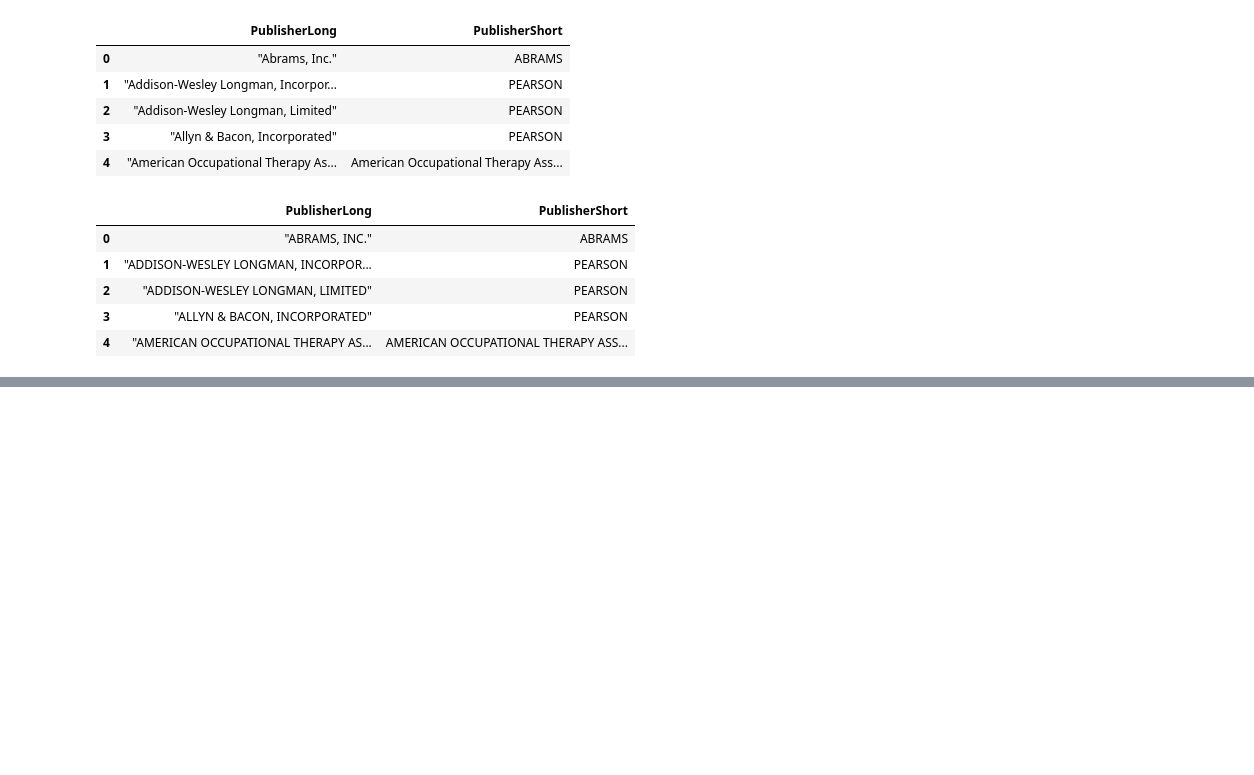
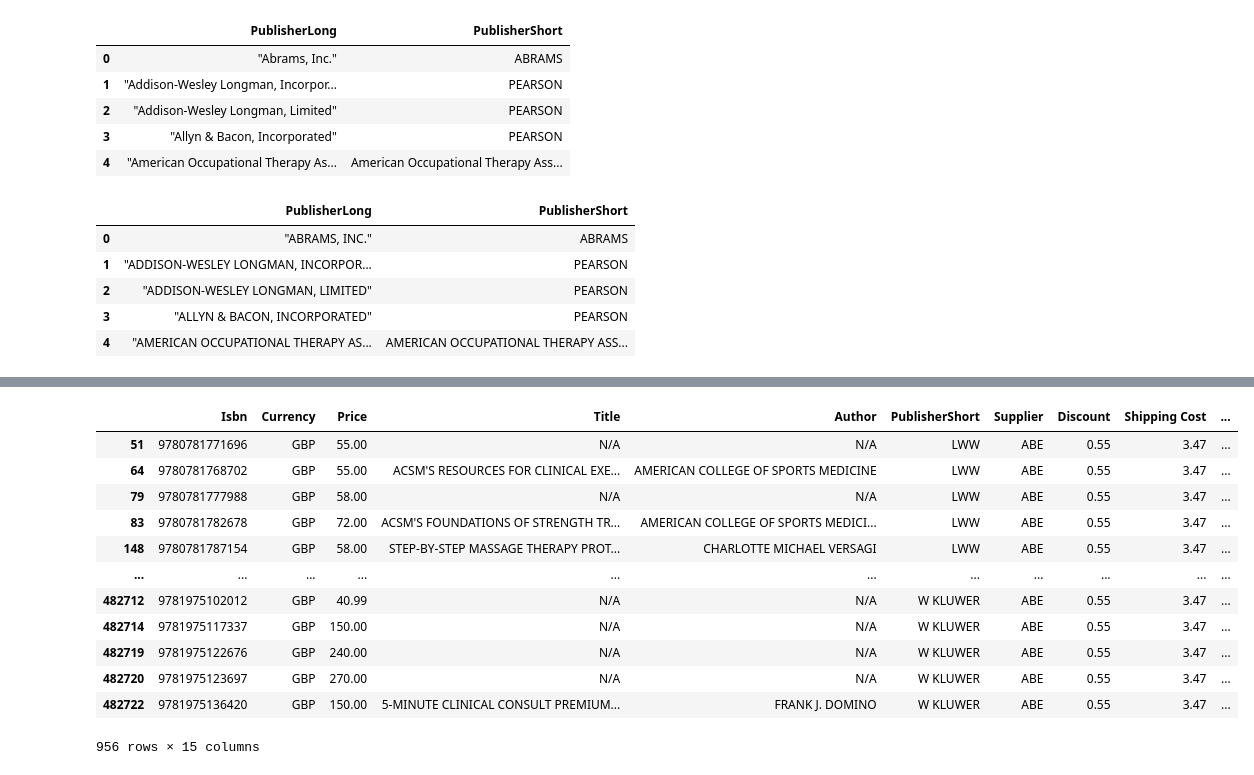
Before and after one commit to JoseRMatos/best_supplier, a Jupyter notebook: cost_analysis_ex.ipynb, the cells around one changed output, grey strips where cells are left out. Saved outputs shown, nothing was run; the diff lists cells and outputs as text; code cells hidden in the pictures; blank space fills up the shorter version.

Commit message:
first results for excel suppliers

```diff
--- a/cost_analysis_ex.ipynb
+++ b/cost_analysis_ex.ipynb
@@ -248,3 +247,3 @@ sup_list3.head()
 # %%
 # 5. Check Suppliers special discounts
-sp_disc = pd.read_excel("\\fsbx\data\Vendors\. Short Discounted\all_short_discount_list.xlsx", )
+sp_disc = pd.read_excel("../../../../Vendors/. Short Discounted/all_short_discount_list.xlsx")
@@ -252,0 +266,3 @@ FileNotFoundError: [Errno 2] No such file or directory: '\\fsbx\\data\\Vendors\\
+# %%
+sp_disc['ISBN'] = sp_disc['ISBN'].astype(str)
+sp_disc.dtypes
@@ -252,0 +274,5 @@ FileNotFoundError: [Errno 2] No such file or directory: '\\fsbx\\data\\Vendors\\
+# %%
+for col in ['SUPPLIER', 'ISBN']:
+    sp_disc[col] = sp_disc.apply(lambda x: clean_up(x[col]), axis =1)
+
+sp_disc.head()
@@ -252,0 +286,2 @@ FileNotFoundError: [Errno 2] No such file or directory: '\\fsbx\\data\\Vendors\\
+# %%
+sup_list4 = pd.merge(sup_list3, sp_disc, how='left', left_on = ['Supplier', 'Isbn'], right_on = ['SUPPLIER', 'ISBN'] )
@@ -252,0 +297,16 @@ FileNotFoundError: [Errno 2] No such file or directory: '\\fsbx\\data\\Vendors\\
+# %%
+sup_list4[sup_list4['SUPPLIER']=='ABE']
+# %% [output]
+|  | Isbn | Currency | Price | Title | Author | PublisherShort | Supplier | Discount | Shipping Cost | ... |
+| 51 | 9780781771696 | GBP | 55.00 | N/A | N/A | LWW | ABE | 0.55 | 3.47 | ... |
+| 64 | 9780781768702 | GBP | 55.00 | ACSM'S RESOURCES FOR CLINICAL EXE... | AMERICAN COLLEGE OF SPORTS MEDICINE | LWW | ABE | 0.55 | 3.47 | ... |
+| 79 | 9780781777988 | GBP | 58.00 | N/A | N/A | LWW | ABE | 0.55 | 3.47 | ... |
+| 83 | 9780781782678 | GBP | 72.00 | ACSM'S FOUNDATIONS OF STRENGTH TR... | AMERICAN COLLEGE OF SPORTS MEDICI... | LWW | ABE | 0.55 | 3.47 | ... |
+| 148 | 9780781787154 | GBP | 58.00 | STEP-BY-STEP MASSAGE THERAPY PROT... | CHARLOTTE MICHAEL VERSAGI | LWW | ABE | 0.55 | 3.47 | ... |
+| ... | ... | ... | ... | ... | ... | ... | ... | ... | ... | ... |
+| 482712 | 9781975102012 | GBP | 40.99 | N/A | N/A | W KLUWER | ABE | 0.55 | 3.47 | ... |
+| 482714 | 9781975117337 | GBP | 150.00 | N/A | N/A | W KLUWER | ABE | 0.55 | 3.47 | ... |
+| 482719 | 9781975122676 | GBP | 240.00 | N/A | N/A | W KLUWER | ABE | 0.55 | 3.47 | ... |
+| 482720 | 9781975123697 | GBP | 270.00 | N/A | N/A | W KLUWER | ABE | 0.55 | 3.47 | ... |
+| 482722 | 9781975136420 | GBP | 150.00 | 5-MINUTE CLINICAL CONSULT PREMIUM... | FRANK J. DOMINO | W KLUWER | ABE | 0.55 | 3.47 | ... |
+956 rows × 15 columns
```
Also changed, not shown: parts of 43 cells of this notebook.
